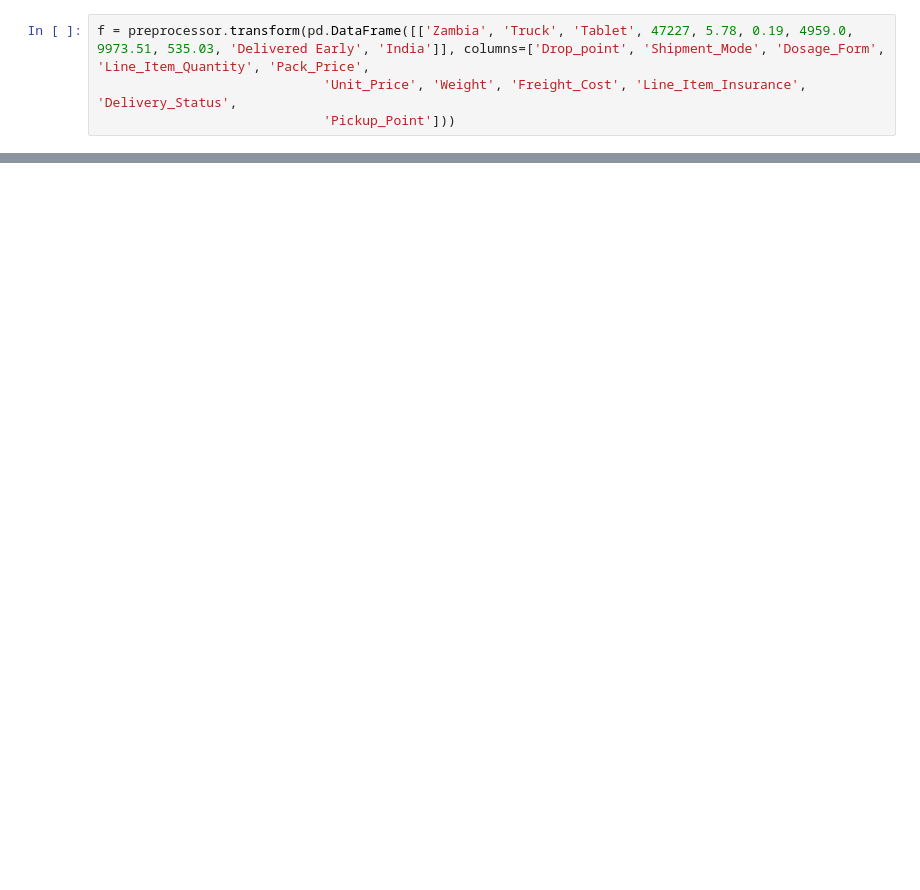
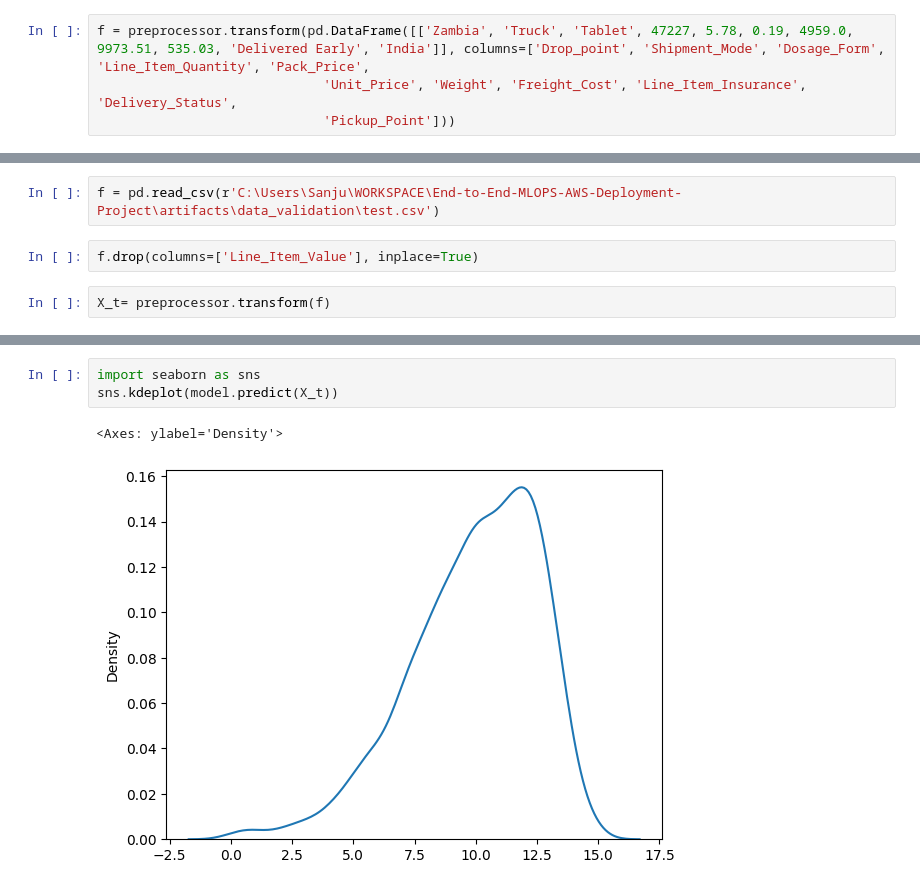
Before and after one commit to SanjuShusanth/End-to-End-MLOPS-AWS-Deployment-Project, a Jupyter notebook: research/04_Model_trainer.ipynb, the cells around one changed output, grey strips where cells are left out. Saved outputs shown, nothing was run; the diff lists cells and outputs as text; blank space fills up the shorter version.

```diff
--- a/research/04_Model_trainer.ipynb
+++ b/research/04_Model_trainer.ipynb
@@ -128,0 +135,6 @@ array([282838.22], dtype=float32)
+# %%
+f = pd.read_csv(r'C:\Users\Sanju\WORKSPACE\End-to-End-MLOPS-AWS-Deployment-Project\artifacts\data_validation\test.csv')
+# %%
+f.drop(columns=['Line_Item_Value'], inplace=True)
+# %%
+X_t= preprocessor.transform(f)
@@ -128,0 +161,6 @@ array([282838.22], dtype=float32)
+# %%
+import seaborn as sns
+sns.kdeplot(model.predict(X_t))
+# %% [output]
+<Axes: ylabel='Density'>
+[figure, added]
```
Also changed, not shown: parts of 6 cells of this notebook, 13 other files.
